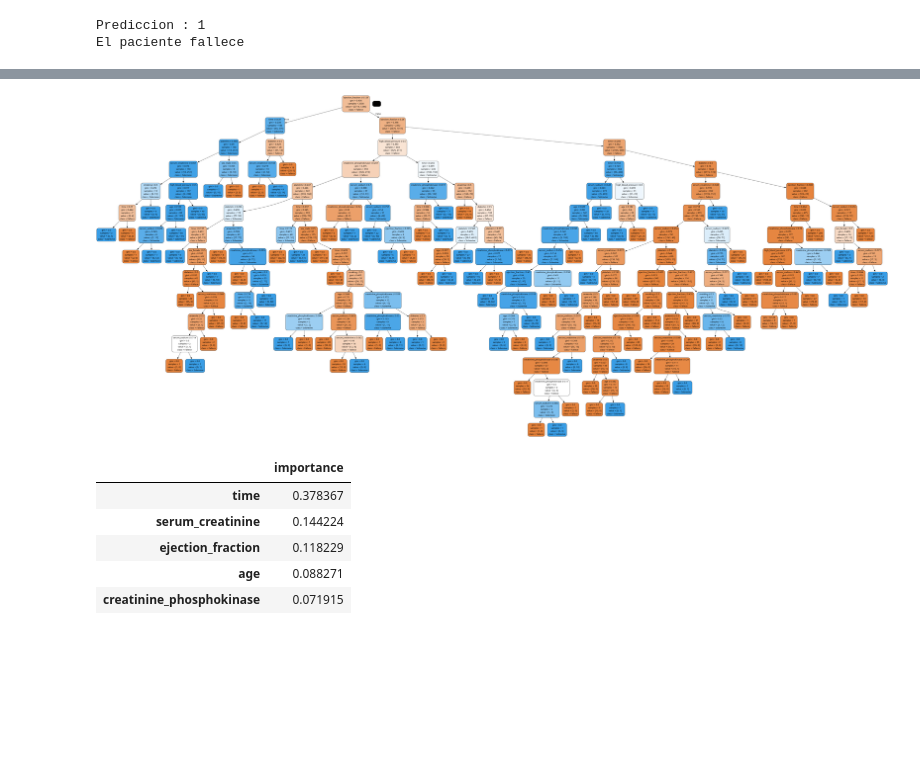
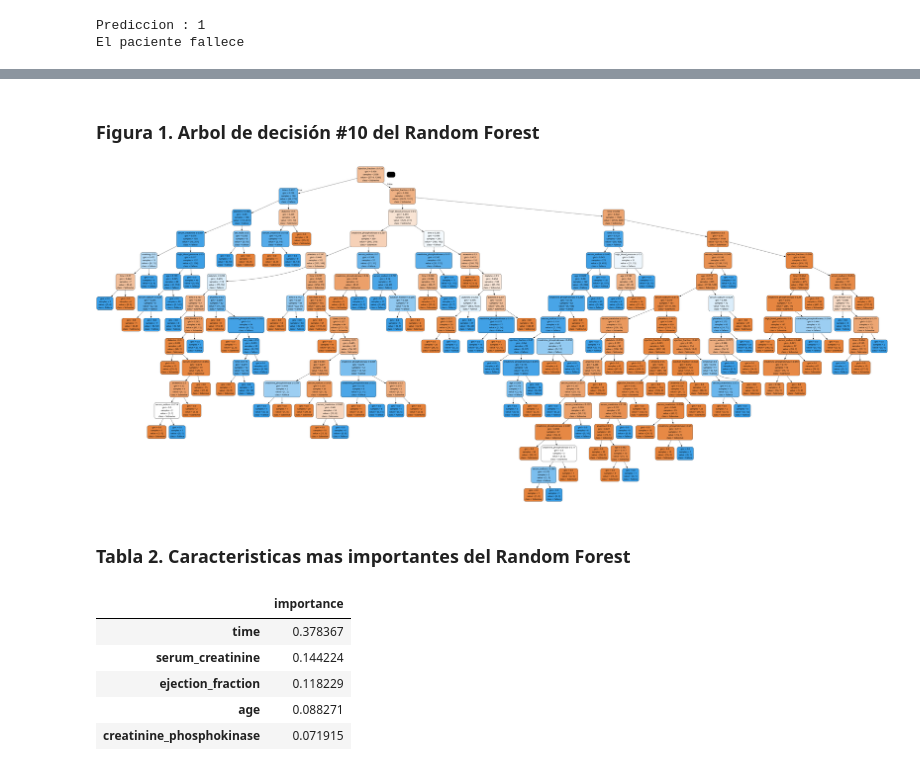
Before and after one commit to juandtap/ML_Random_Forest_SVM, a Jupyter notebook: ML_clasificacion_random_forest_svm_FASE2.ipynb, the cells around one changed output, grey strips where cells are left out. Drawn from its saved outputs; the diff is of its cells as text; code cells hidden in the pictures; blank space fills up the shorter version.

```diff
--- a/ML_clasificacion_random_forest_svm_FASE2.ipynb
+++ b/ML_clasificacion_random_forest_svm_FASE2.ipynb
@@ -281,26 +295,30 @@ Pipeline(steps=[('prepcn',
+# %% [markdown]
+### Figura 1. Arbol de decisión #10 del Random Forest
 # %%
 from sklearn.tree import export_graphviz
 import pydotplus
 from IPython.display import Image
 import graphviz
 
 forest = pipe.named_steps['modelRandomForest']
 estimator = forest.estimators_[10]
 #sex_female,sex_male,age,anaemia,creatinine_phosphokinase,diabetes,ejection_fraction,high_blood_pressure,platelets,serum_creatinine,serum_sodium,smoking,time
 cnames=['sex_female','sex_male','age', 'anaemia', 'creatinine_phosphokinase', 'diabetes', 'ejection_fraction', 'high_blood_pressure', 'platelets', 'serum_creatinine', 'serum_sodium','smoking', 'time']
 dot_data = export_graphviz(estimator,
                            out_file=None,
                            feature_names=cnames,
-                           class_names=['Fallece', 'Sobrevive'],
+                           class_names=['Sobrevive', 'Fallece'],
                            filled=True,
                            rounded=True,
                            special_characters=True)
 
 # Visualizar el árbol
 graph = pydotplus.graph_from_dot_data(dot_data)
 Image(graph.create_png())
 # %% [output]
-[figure, old version]
+[figure, new version]
+# %% [markdown]
+### Tabla 2. Caracteristicas mas importantes del Random Forest
 # %%
 
 # Obtener la importancia de las características
```
Also changed, not shown: parts of 24 cells of this notebook, 2 other files.
